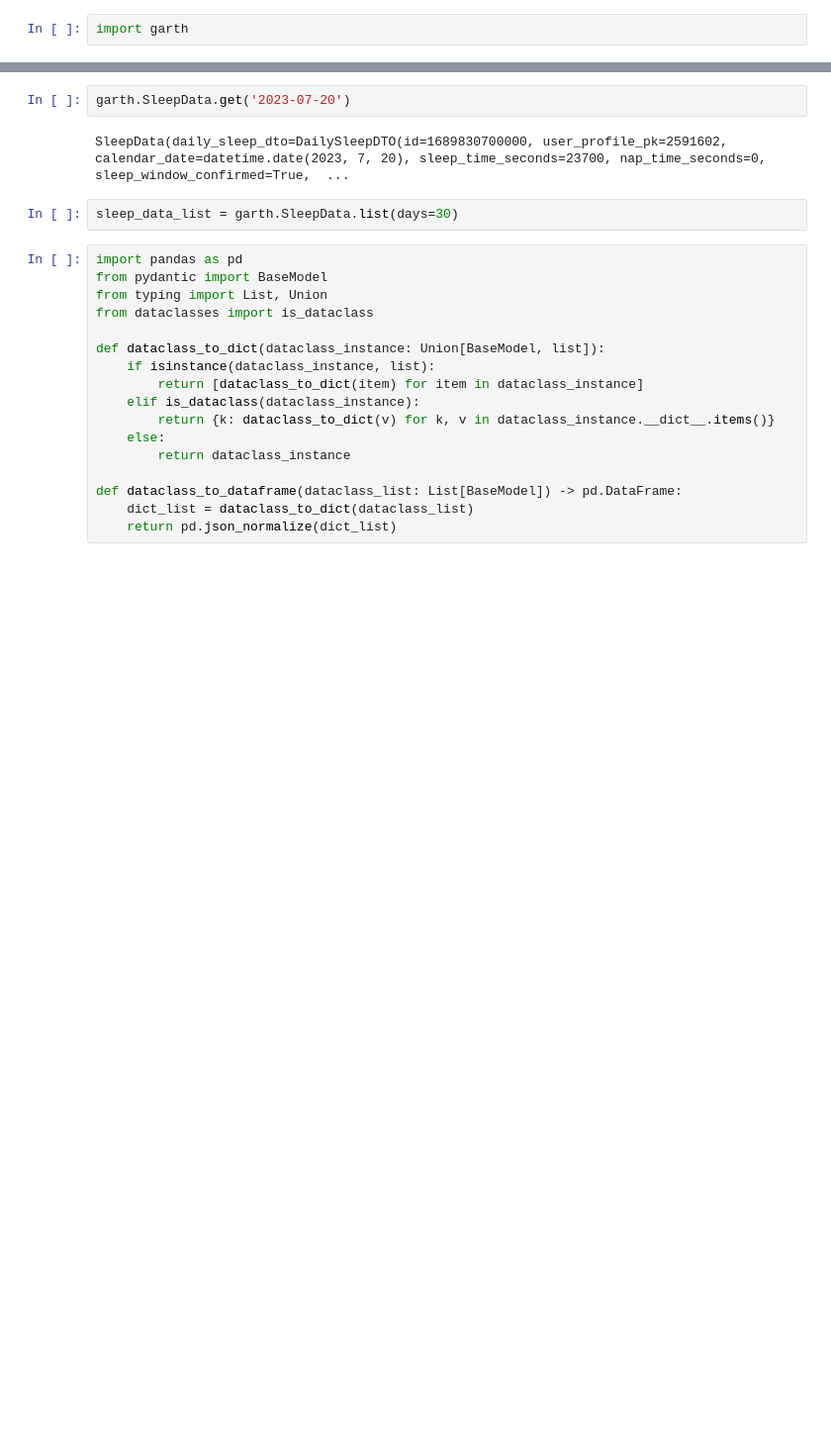
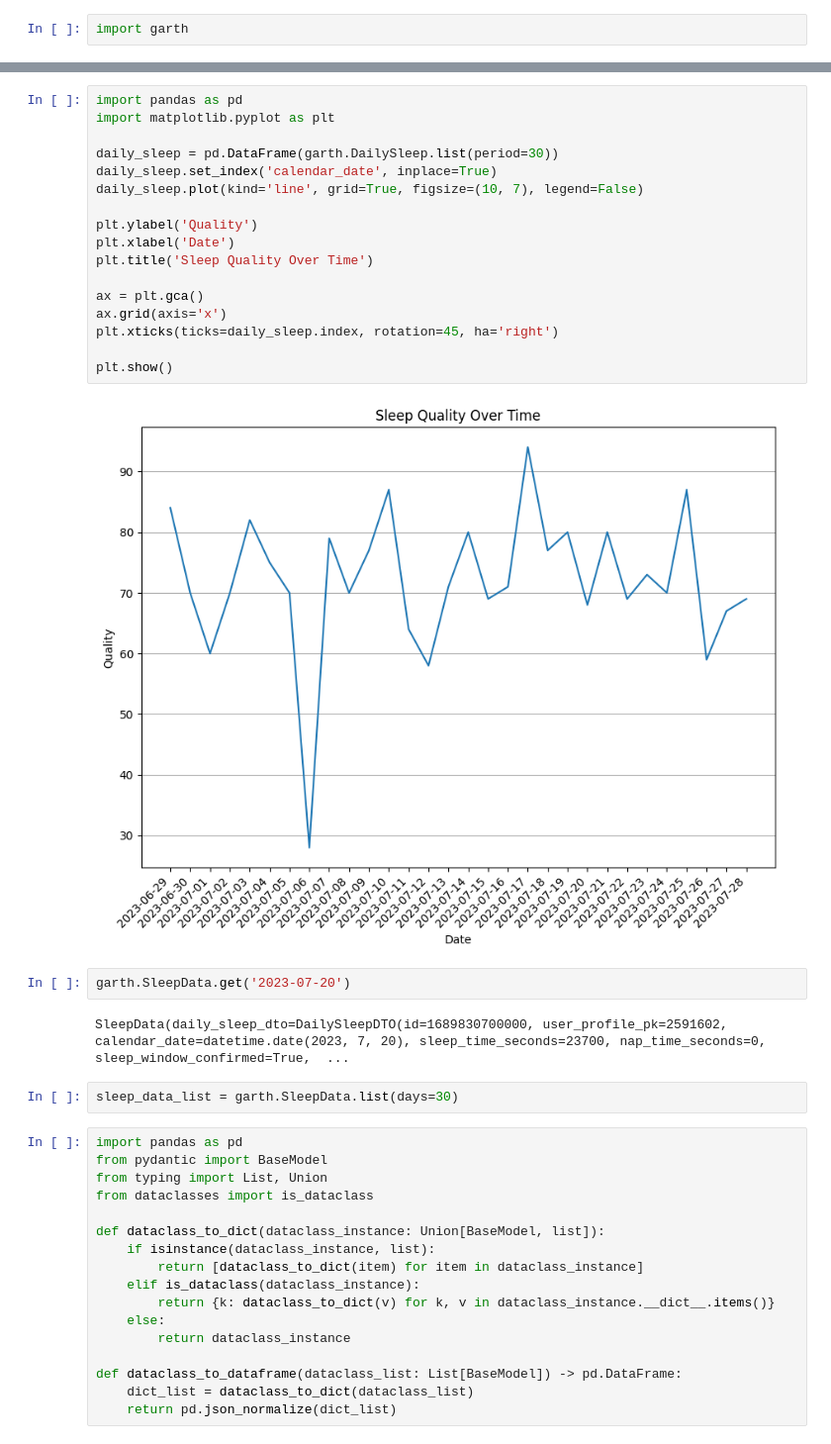
Before and after one commit to matin/garth, a Jupyter notebook: notebooks/sleep.ipynb, the cells around one changed output, grey strips where cells are left out. Shown at 99% size. Cells and saved outputs as stored; diff of their text form; blank space fills up the shorter version.

Commit message:
improve sleep notebook

```diff
--- a/notebooks/sleep.ipynb
+++ b/notebooks/sleep.ipynb
@@ -28,3 +27,22 @@ garth.DailySleep.list(period=30)
+# %%
+import pandas as pd
+import matplotlib.pyplot as plt
+
+daily_sleep = pd.DataFrame(garth.DailySleep.list(period=30))
+daily_sleep.set_index('calendar_date', inplace=True)
+daily_sleep.plot(kind='line', grid=True, figsize=(10, 7), legend=False)
+
+plt.ylabel('Quality')
+plt.xlabel('Date')
+plt.title('Sleep Quality Over Time')
+
+ax = plt.gca()
+ax.grid(axis='x')
+plt.xticks(ticks=daily_sleep.index, rotation=45, ha='right')
+
+plt.show()
+# %% [output]
+[figure, added]
 # %%
 garth.SleepData.get('2023-07-20')
 # %% [output]
```
Also changed, not shown: parts of 3 cells of this notebook.
